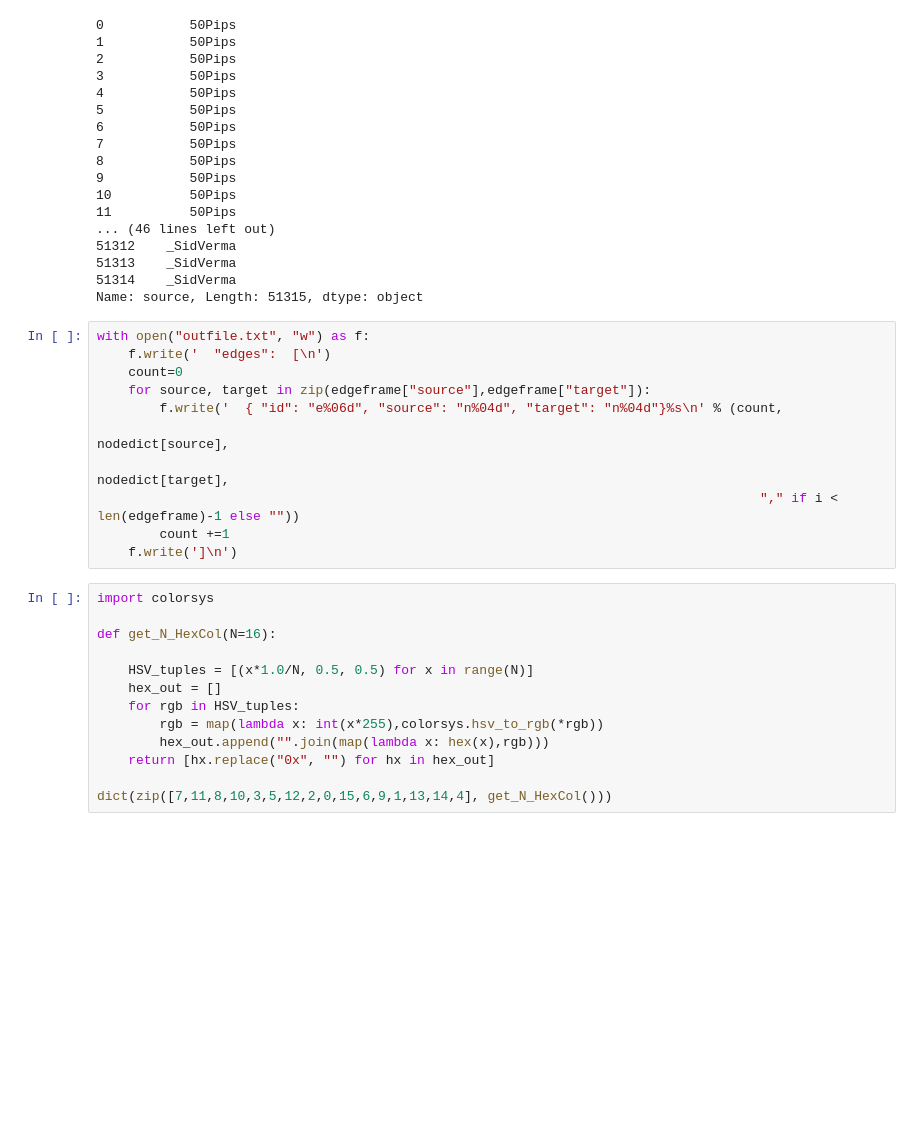
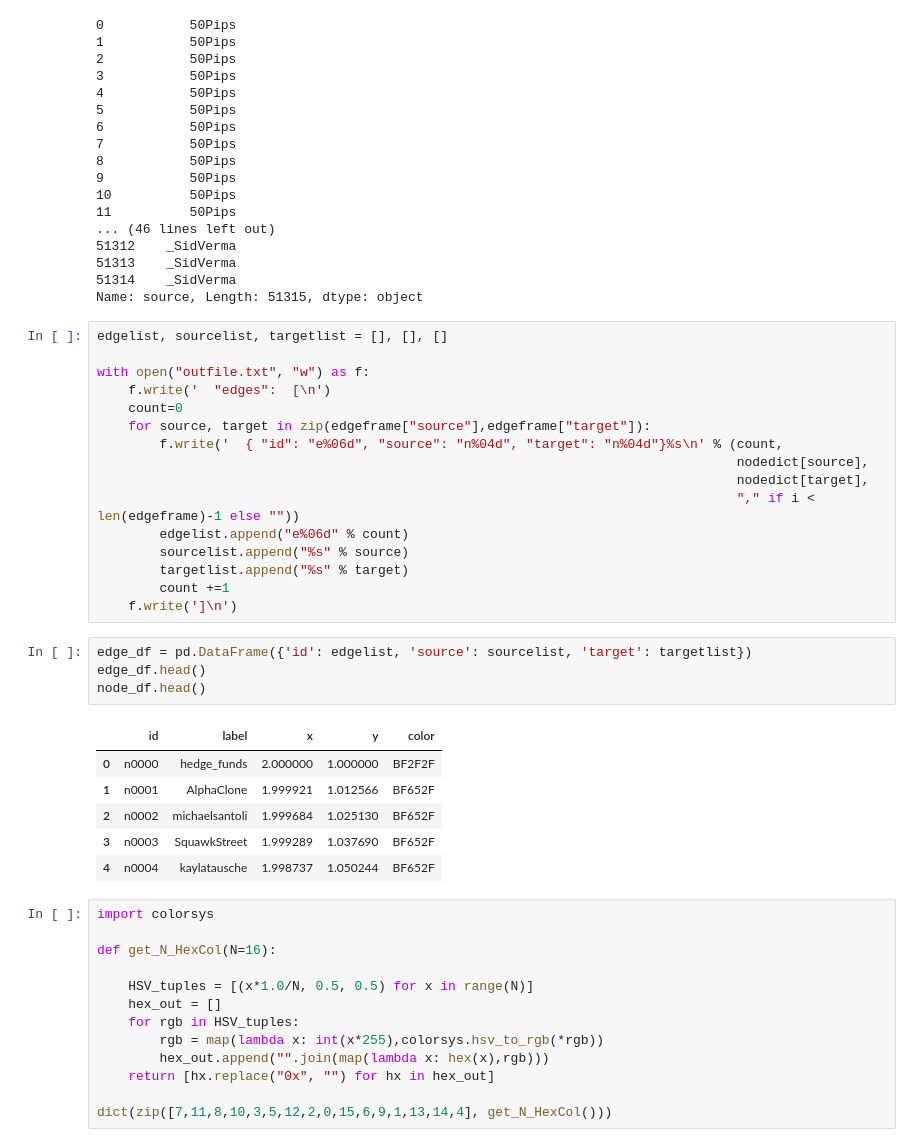
Before and after one commit to druce/ClusterFinTweet, a Jupyter notebook: 4. Adjacency matrices.ipynb, the cells around one changed output. Cells and saved outputs as stored; diff of their text form; blank space fills up the shorter version.

```diff
--- a/4. Adjacency matrices.ipynb
+++ b/4. Adjacency matrices.ipynb
@@ -795,16 +823,32 @@ edgeframe = pd.read_sql(sqlstr, engine)
 51314    _SidVerma
 Name: source, Length: 51315, dtype: object
 # %%
+edgelist, sourcelist, targetlist = [], [], []
+
 with open("outfile.txt", "w") as f:
     f.write('  "edges":  [\n')
     count=0
     for source, target in zip(edgeframe["source"],edgeframe["target"]):
         f.write('  { "id": "e%06d", "source": "n%04d", "target": "n%04d"}%s\n' % (count,
-                                                                                     nodedict[source],
-                                                                                     nodedict[target],
-                                                                                     "," if i < len(edgeframe)-1 else ""))
+                                                                                  nodedict[source],
+                                                                                  nodedict[target],
+                                                                                  "," if i < len(edgeframe)-1 else ""))
+        edgelist.append("e%06d" % count)
+        sourcelist.append("%s" % source)
+        targetlist.append("%s" % target)
         count +=1
     f.write(']\n')
+# %%
+edge_df = pd.DataFrame({'id': edgelist, 'source': sourcelist, 'target': targetlist})
+edge_df.head()
+node_df.head()
+# %% [output]
+|  | id | label | x | y | color |
+| 0 | n0000 | hedge_funds | 2.000000 | 1.000000 | BF2F2F |
+| 1 | n0001 | AlphaClone | 1.999921 | 1.012566 | BF652F |
+| 2 | n0002 | michaelsantoli | 1.999684 | 1.025130 | BF652F |
+| 3 | n0003 | SquawkStreet | 1.999289 | 1.037690 | BF652F |
+| 4 | n0004 | kaylatausche | 1.998737 | 1.050244 | BF652F |
 # %%
 import colorsys
 
```
Also changed, not shown: parts of 9 cells of this notebook, 4 other files.
